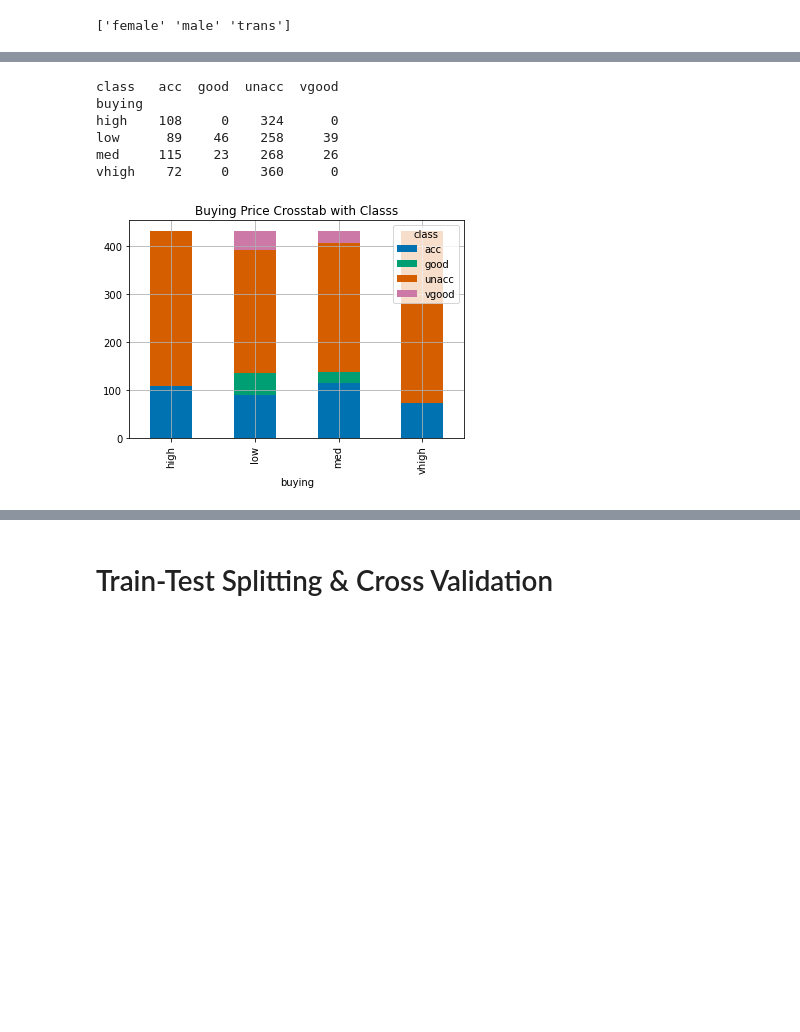
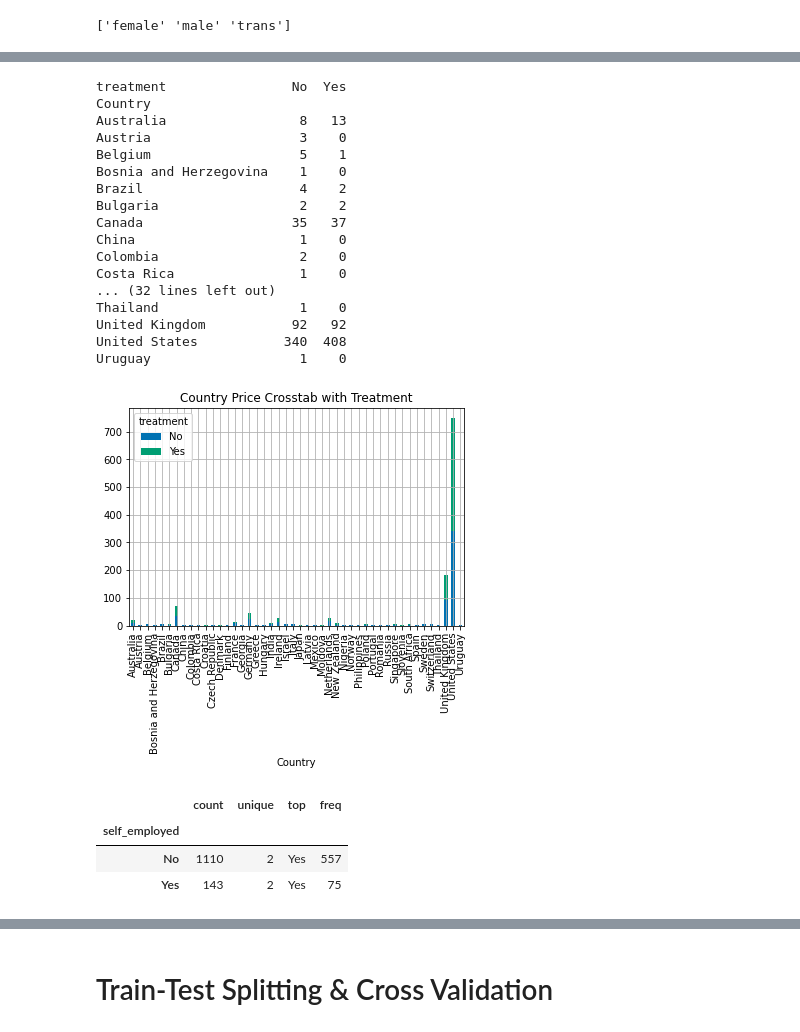
Before and after one commit to fonylew/machine-learning, a Jupyter notebook: supervised_learning/mental_health_survey.ipynb, the cells around one changed output, grey strips where cells are left out. Drawn from its saved outputs; the diff is of its cells as text; code cells hidden in the pictures; blank space fills up the shorter version.

Commit message:
feat: mental health preprocessing

```diff
--- a/supervised_learning/mental_health_survey.ipynb
+++ b/supervised_learning/mental_health_survey.ipynb
@@ -268,19 +270,14 @@ data = data[~data['Gender'].isin(stk_list)]
 print(data['Gender'].unique())
 # %% [output]
 ['female' 'male' 'trans']
-# %%
-# Impute missing age with median
-
-data['Age'].fillna(data['Age'].median(), inplace = True)
-
-# Filling outlier ages with median
-
-s = pd.Series(data['Age'])
-s[s < 18] = data['Age'].median()
-data['Age'] = s
-s = pd.Series(data['Age'])
-s[s > 120] = data['Age'].median()
-data['Age'] = s
+# %%
+# Remove outlier age
+
+data.drop(data[data['Age'] < 0].index, inplace = True)
+data.drop(data[data['Age'] > 100].index, inplace = True)
 # %%
 # Add column age_range
 data['age_range'] = pd.cut(data['Age'], [0,20,30,65,100], labels=["0-20", "21-30", "31-65", "66-100"], include_lowest=True)
+# %%
+print(data['self_employed'].value_counts())
+data['self_employed'].fillna('No',inplace=True)
@@ -286,0 +288,3 @@ data['age_range'] = pd.cut(data['Age'], [0,20,30,65,100], labels=["0-20", "21-30
+# %%
+print(data['work_interfere'].value_counts())
+data['work_interfere'].fillna('Sometimes',inplace=True)
@@ -287,14 +392,33 @@ data['age_range'] = pd.cut(data['Age'], [0,20,30,65,100], labels=["0-20", "21-30
 # %%
-ct = pd.crosstab(data['buying'], data['class'])
+ct = pd.crosstab(data['Country'], data['treatment'])
 print(ct)
 ax = ct.plot.bar(stacked=True)
-ax.set_title('Buying Price Crosstab with Classs')
-plt.savefig('mental_plots/crosstab_buying.png')
+ax.set_title('Country Price Crosstab with Treatment')
+plt.savefig('mental_plots/crosstab_country.png')
 # %% [output]
-class   acc  good  unacc  vgood
-buying
-high    108     0    324      0
-low      89    46    258     39
-med     115    23    268     26
-vhigh    72     0    360      0
+treatment                No  Yes
+Country
+Australia                 8   13
+Austria                   3    0
+Belgium                   5    1
+Bosnia and Herzegovina    1    0
+Brazil                    4    2
+Bulgaria                  2    2
+Canada                   35   37
+China                     1    0
+Colombia                  2    0
+Costa Rica                1    0
+... (32 lines left out)
+Thailand                  1    0
+United Kingdom           92   92
+United States           340  408
+Uruguay                   1    0
-[figure, old version]
+[figure, new version]
+# %%
+s_employ=data.groupby(['self_employed'])
+s_employ['treatment'].describe()
+# %% [output]
+|  | count | unique | top | freq |
+| self_employed |  |  |  |  |
+| No | 1110 | 2 | Yes | 557 |
+| Yes | 143 | 2 | Yes | 75 |
```
Also changed, not shown: parts of 25 cells of this notebook, 10 other files.
